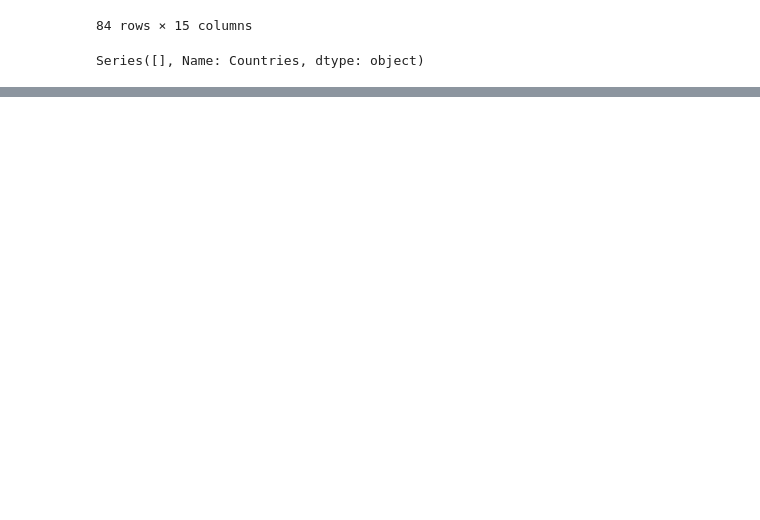
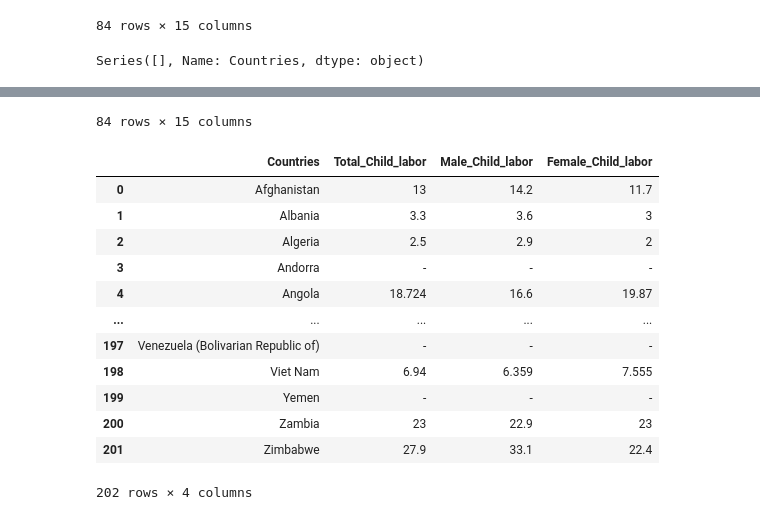
Before and after one commit to shimjide123/datman, a Jupyter notebook: PS3_by_Yu_Nong.ipynb, the cells around one changed output, grey strips where cells are left out. Saved outputs shown, nothing was run; the diff lists cells and outputs as text; code cells hidden in the pictures; blank space fills up the shorter version.

```diff
--- a/PS3_by_Yu_Nong.ipynb
+++ b/PS3_by_Yu_Nong.ipynb
@@ -181,0 +207,3 @@ Series([], Name: Countries, dtype: object)
+# %%
+display(merged1, labor)
+# %% [output]
@@ -181,0 +222,14 @@ Series([], Name: Countries, dtype: object)
+84 rows × 15 columns
+|  | Countries | Total_Child_labor | Male_Child_labor | Female_Child_labor |
+| 0 | Afghanistan | 13 | 14.2 | 11.7 |
+| 1 | Albania | 3.3 | 3.6 | 3 |
+| 2 | Algeria | 2.5 | 2.9 | 2 |
+| 3 | Andorra | - | - | - |
+| 4 | Angola | 18.724 | 16.6 | 19.87 |
+| ... | ... | ... | ... | ... |
+| 197 | Venezuela (Bolivarian Republic of) | - | - | - |
+| 198 | Viet Nam | 6.94 | 6.359 | 7.555 |
+| 199 | Yemen | - | - | - |
+| 200 | Zambia | 23 | 22.9 | 23 |
+| 201 | Zimbabwe | 27.9 | 33.1 | 22.4 |
+202 rows × 4 columns
```
Also changed, not shown: parts of 11 cells of this notebook.
